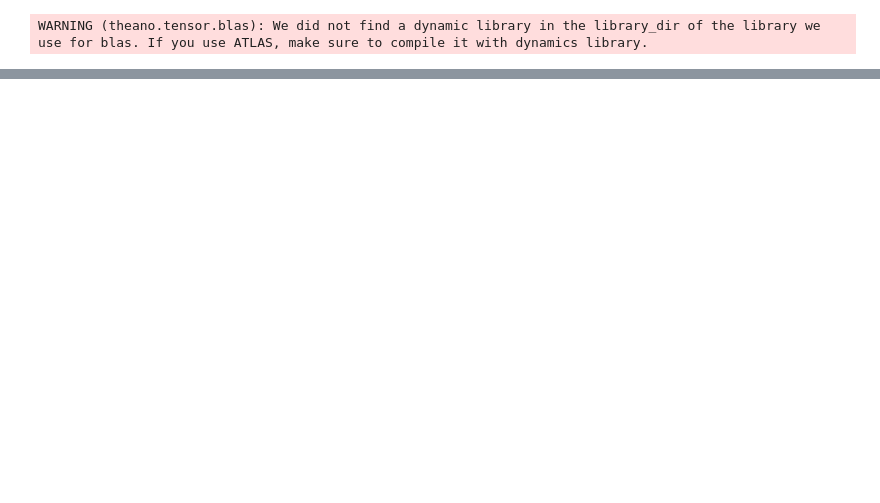
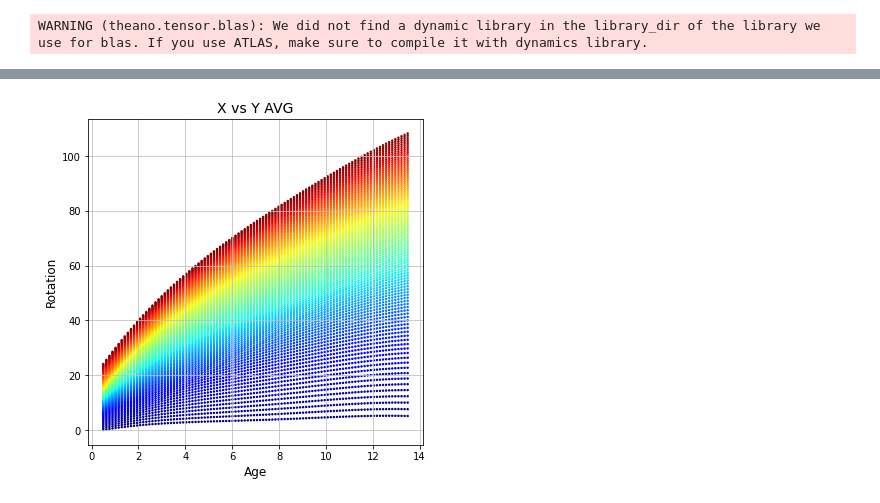
Before and after one commit to ni-phy/year4-project, a Jupyter notebook: Henry/sample_gp_fitting_2d(2).ipynb, the cells around one changed output, grey strips where cells are left out. Saved outputs shown, nothing was run; the diff lists cells and outputs as text; code cells hidden in the pictures; blank space fills up the shorter version.

```diff
--- a/Henry/sample_gp_fitting_2d(2).ipynb
+++ b/Henry/sample_gp_fitting_2d(2).ipynb
@@ -194,3 +219,23 @@ No handles with labels found to put in legend.
+# %%
+import matplotlib.pyplot as plt
+from matplotlib  import cm
+import numpy as np
+
+fig = plt.figure(figsize=(6,6))
+ax = fig.add_subplot(111)
+ax.set_title("X vs Y AVG",fontsize=14)
+ax.set_xlabel("Age",fontsize=12)
+ax.set_ylabel("Rotation",fontsize=12)
+ax.grid(True,linestyle='-',color='0.75')
+
+
+
+# scatter with colormap mapping to z value
+ax.scatter(Xnew1 ,mu, s=2, c=Xnew2, marker = 'o', cmap = cm.jet );
+
+plt.show()
+# %% [output]
+[figure, added]
 # %%
 numElems = len(y)
 idx = np.round(np.linspace(0, len(mu.reshape(num_gen**2)) - 1, numElems)).astype(int)
```
Also changed, not shown: parts of 12 cells of this notebook.
